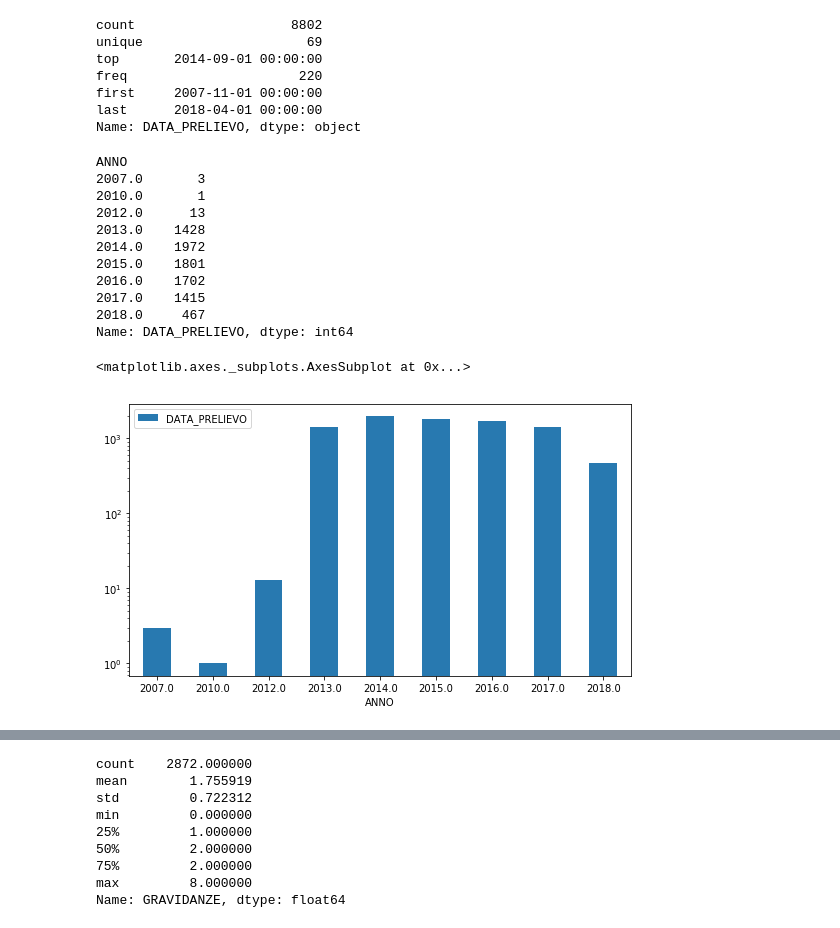
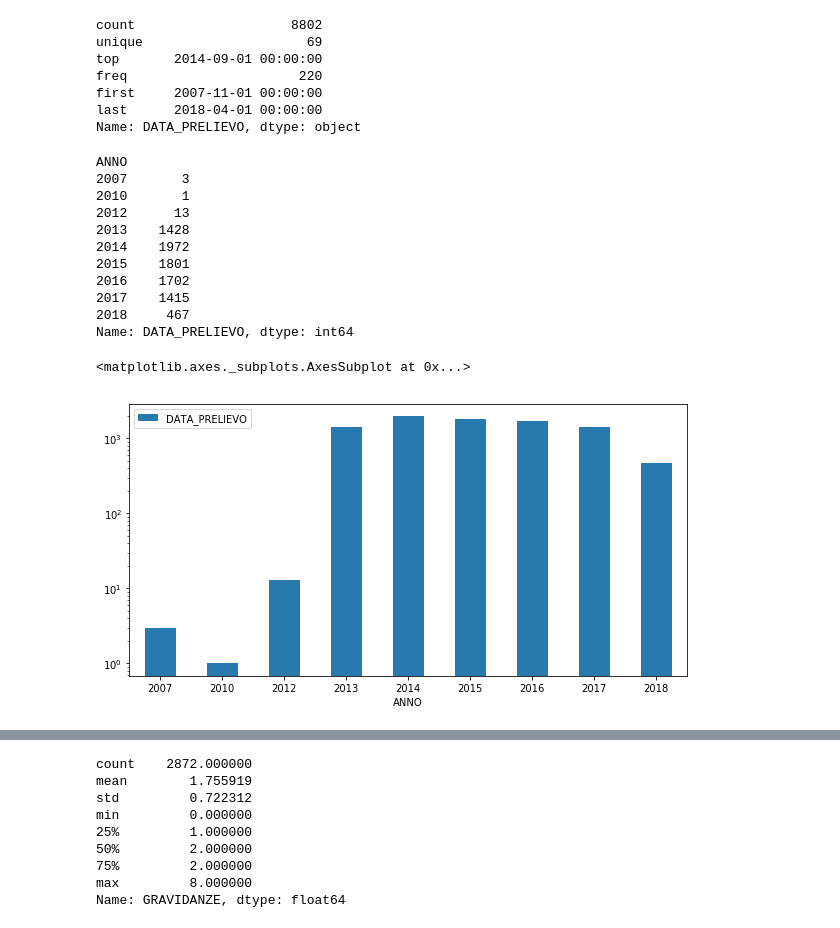
Before and after one commit to Nimerya/Cytological-Reports-Analysis, a Jupyter notebook: exploratory_analysis.ipynb, the cells around one changed output, grey strips where cells are left out. Cells and saved outputs as stored; diff of their text form; code cells hidden in the pictures.

```diff
--- a/exploratory_analysis.ipynb
+++ b/exploratory_analysis.ipynb
@@ -106,21 +115,22 @@ last      2018-04-01 00:00:00
 Name: DATA_PRELIEVO, dtype: object
 # %%
 DATA_PRELIEVO = df['DATA_PRELIEVO'].groupby([df["DATA_PRELIEVO"].dt.year.rename('ANNO')]).count()
+DATA_PRELIEVO.index = DATA_PRELIEVO.index.astype('int64')
 print(DATA_PRELIEVO)
 # %% [output]
 ANNO
-2007.0       3
-2010.0       1
-2012.0      13
-2013.0    1428
-2014.0    1972
-2015.0    1801
-2016.0    1702
-2017.0    1415
-2018.0     467
+2007       3
+2010       1
+2012      13
+2013    1428
+2014    1972
+2015    1801
+2016    1702
+2017    1415
+2018     467
 Name: DATA_PRELIEVO, dtype: int64
 # %%
-DATA_PRELIEVO.plot(kind='bar', figsize=(9,5), rot=0, legend=True, color='#2879b0', logy=True)
+DATA_PRELIEVO.plot(kind='bar', figsize=(10,5), rot=0, legend=True, color='#2879b0', logy=True)
 # %% [output]
 <matplotlib.axes._subplots.AxesSubplot at 0x...>
-[figure, old version]
+[figure, new version]
```
Also changed, not shown: parts of 43 cells of this notebook, 1 other file.
